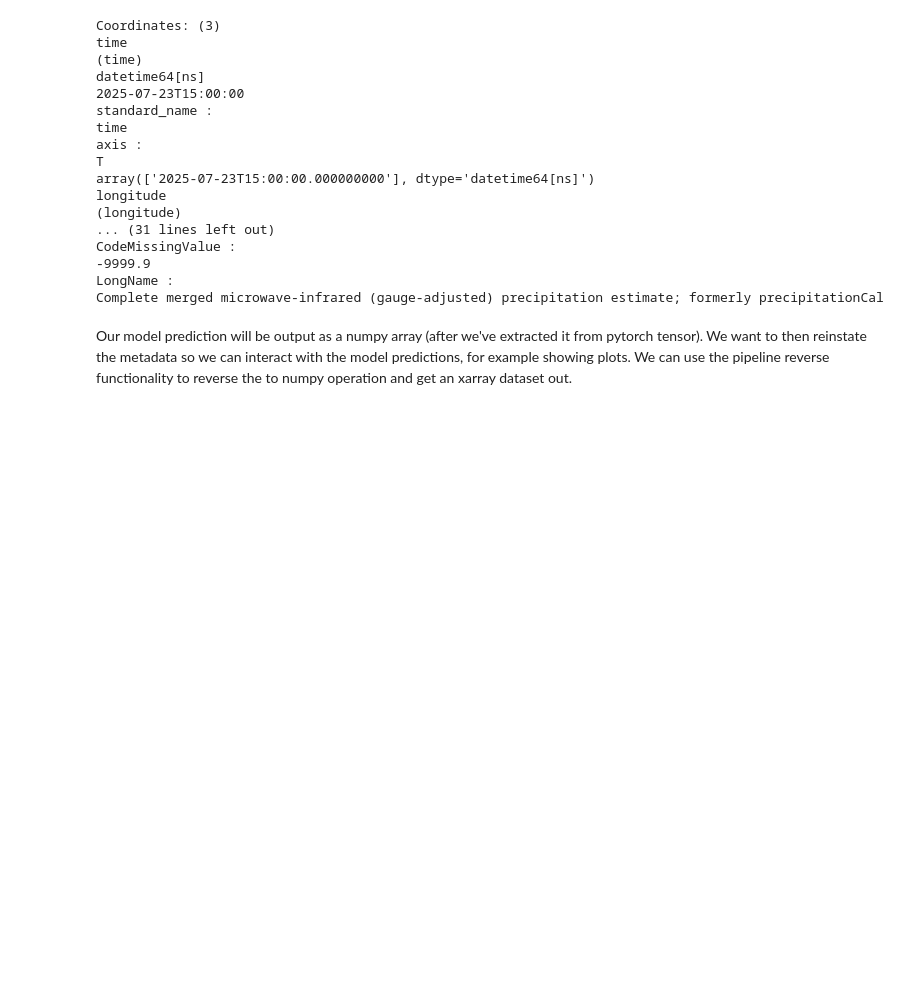
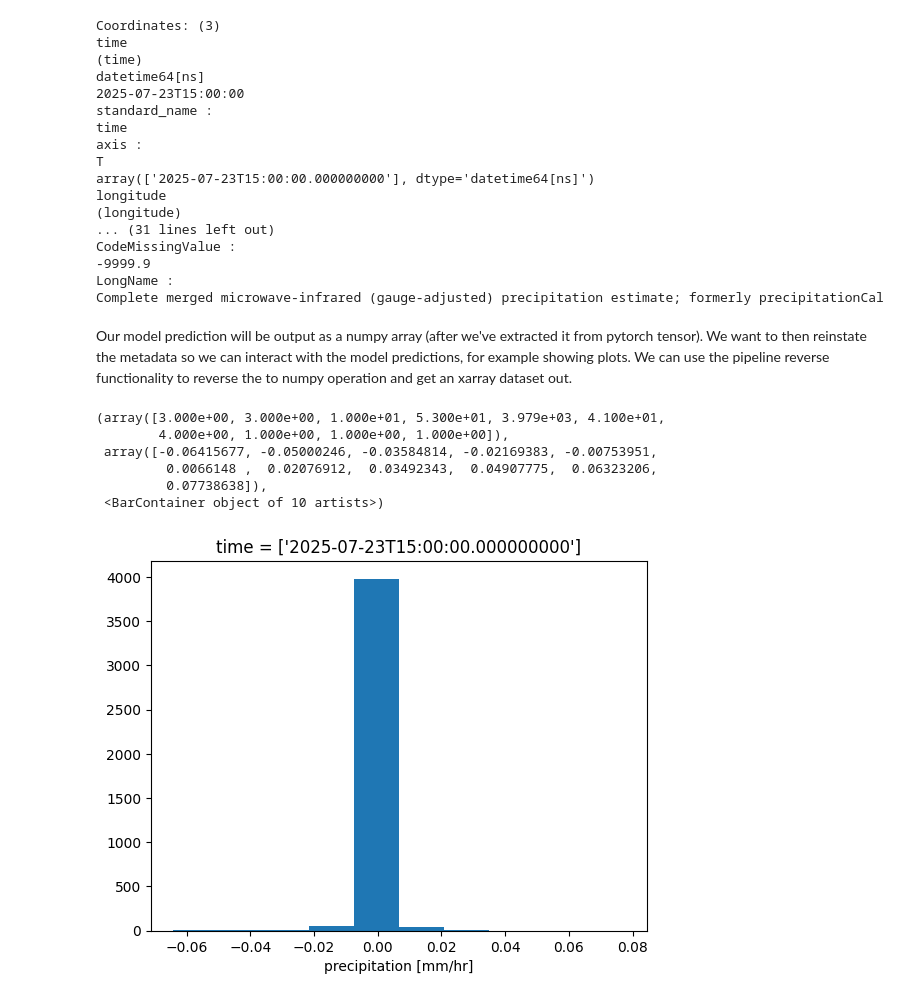
Before and after one commit to uk-gov-mirror/MetOffice.pyearthtools_jasmin, a Jupyter notebook: notebooks/ew4energy/ew4_imerg.ipynb, the cells around one changed output. Saved outputs shown, nothing was run; the diff lists cells and outputs as text; code cells hidden in the pictures; blank space fills up the shorter version.

```diff
--- a/notebooks/ew4energy/ew4_imerg.ipynb
+++ b/notebooks/ew4energy/ew4_imerg.ipynb
@@ -691,3 +700,13 @@ Our model prediction will be output as a numpy array (after we've extracted it f
 input_ds = ew4_imerg_ml.reversed(predictor[0])
 truth_ds = ew4_imerg_ml.reversed(target[0])
 model_prediction = ew4_imerg_ml.reversed(model_prediction_array)
+# %%
+(model_prediction['precipitation'] - truth_ds['precipitation']).plot.hist()
+# %% [output]
+(array([3.000e+00, 3.000e+00, 1.000e+01, 5.300e+01, 3.979e+03, 4.100e+01,
+        4.000e+00, 1.000e+00, 1.000e+00, 1.000e+00]),
+ array([-0.06415677, -0.05000246, -0.03584814, -0.02169383, -0.00753951,
+         0.0066148 ,  0.02076912,  0.03492343,  0.04907775,  0.06323206,
+         0.07738638]),
+ <BarContainer object of 10 artists>)
+[figure, added]
```
Also changed, not shown: parts of 16 cells of this notebook, 6 other files.
